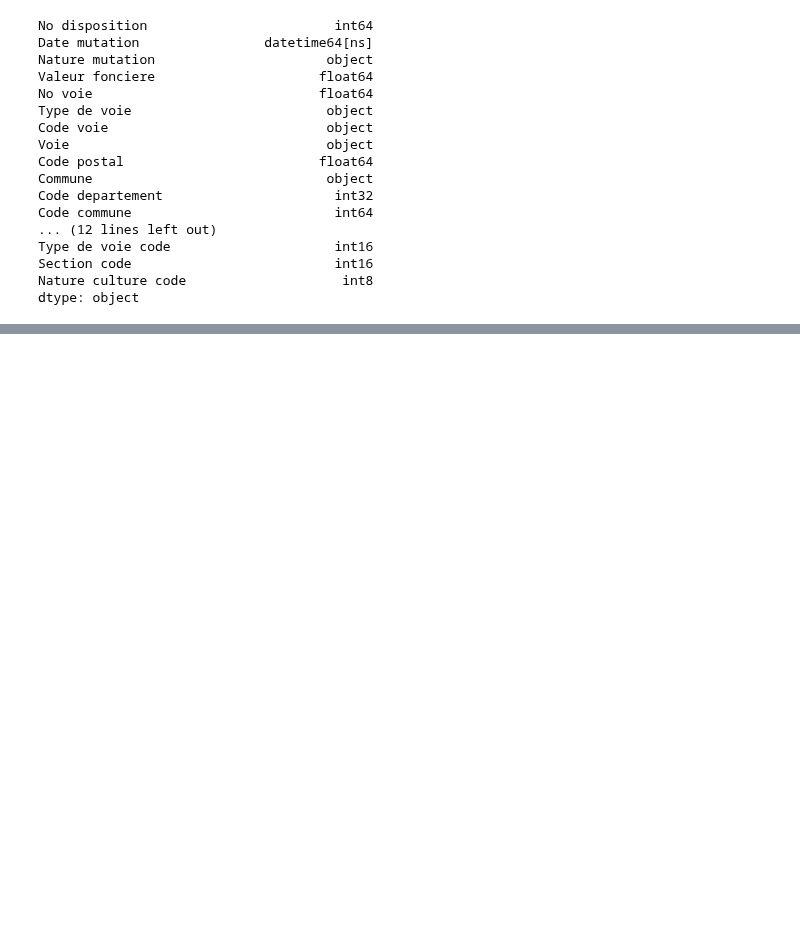
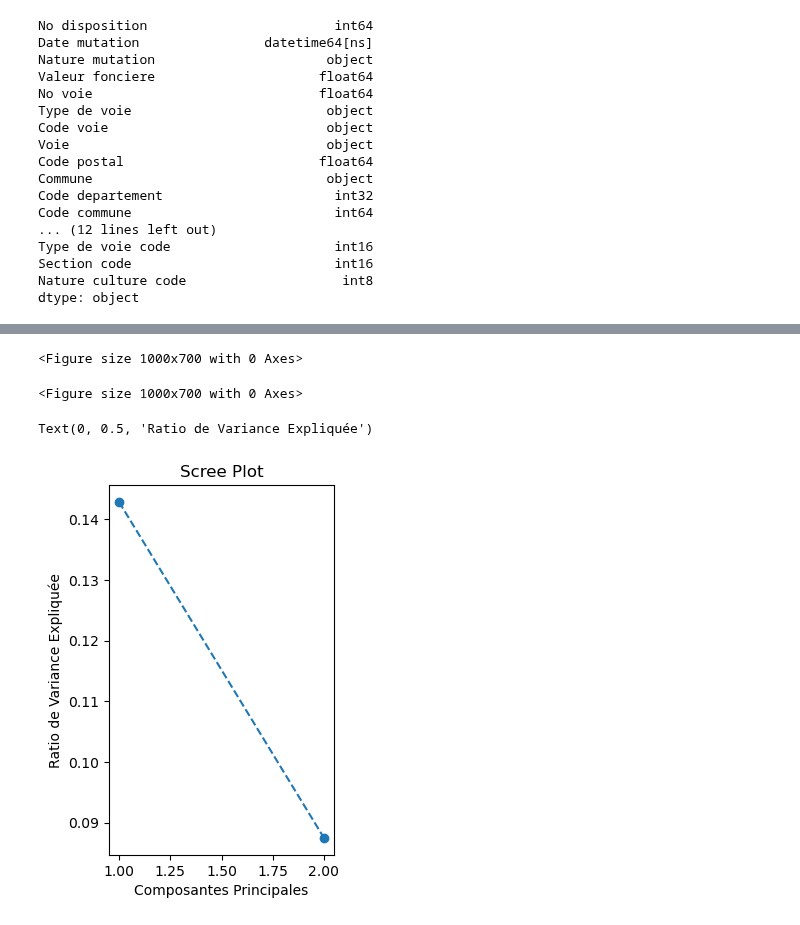
Before and after one commit to Skrinox/Analyses_des_Donnees_DVF, a Jupyter notebook: DVF_Data_Analysis.ipynb, the cells around one changed output, grey strips where cells are left out. Cells and saved outputs as stored; diff of their text form; code cells hidden in the pictures; blank space fills up the shorter version.

```diff
--- a/DVF_Data_Analysis.ipynb
+++ b/DVF_Data_Analysis.ipynb
@@ -280,0 +301,2 @@ df_cleaned.head()
+# %%
+df_numeric = df_cleaned[numeric_cols]
@@ -280,0 +312,3 @@ df_cleaned.head()
+# %%
+scaler = StandardScaler()
+df_standardized = scaler.fit_transform(df_numeric)
@@ -280,0 +331,3 @@ df_cleaned.head()
+# %%
+pca = PCA(n_components=2)
+pca_components = pca.fit_transform(df_standardized)
@@ -280,0 +344,16 @@ df_cleaned.head()
+# %%
+explained_variance = pca.explained_variance_ratio_
+# %%
+plt.figure(figsize=(10, 7))
+# %% [output]
+<Figure size 1000x700 with 0 Axes>
+<Figure size 1000x700 with 0 Axes>
+# %%
+plt.subplot(1, 2, 1)
+plt.plot(range(1, len(explained_variance) + 1), explained_variance, marker='o', linestyle='--')
+plt.title('Scree Plot')
+plt.xlabel('Composantes Principales')
+plt.ylabel('Ratio de Variance Expliquée')
+# %% [output]
+Text(0, 0.5, 'Ratio de Variance Expliquée')
+[figure, added]
```
Also changed, not shown: parts of 16 cells of this notebook.
